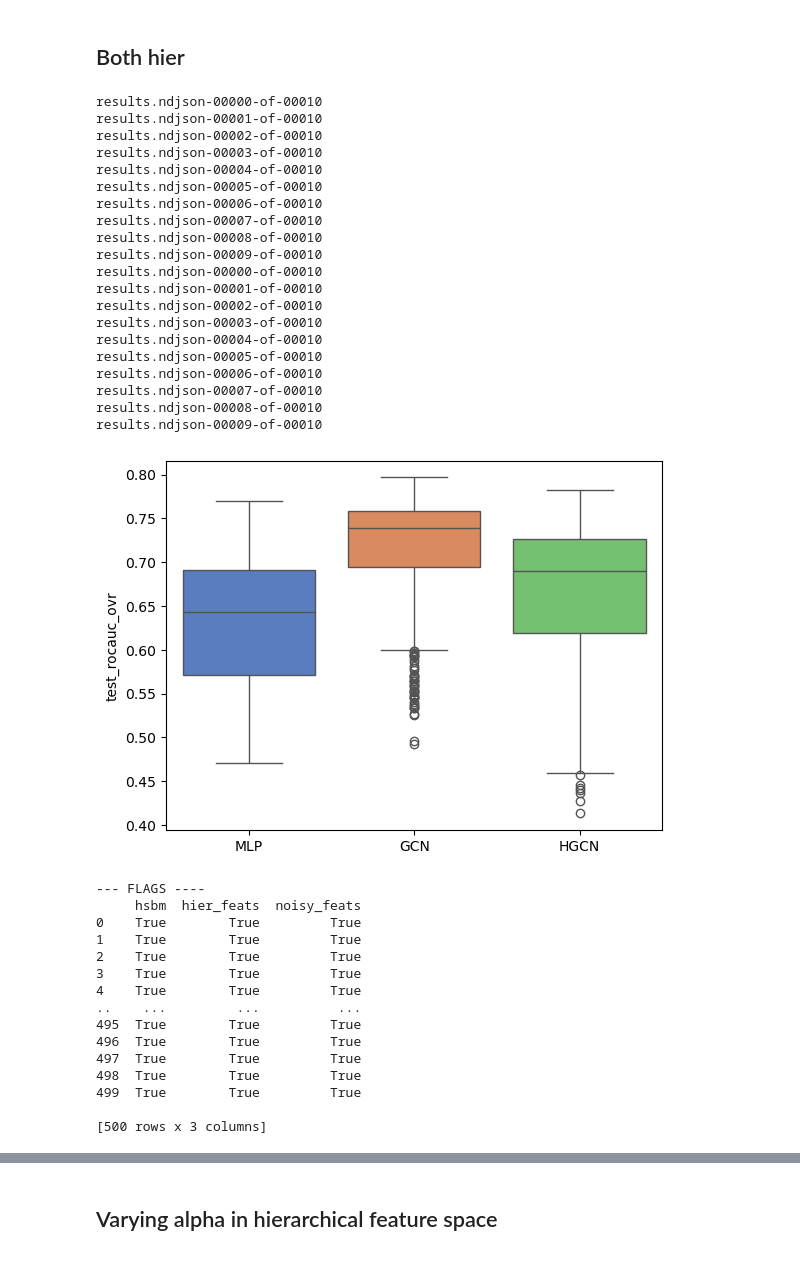
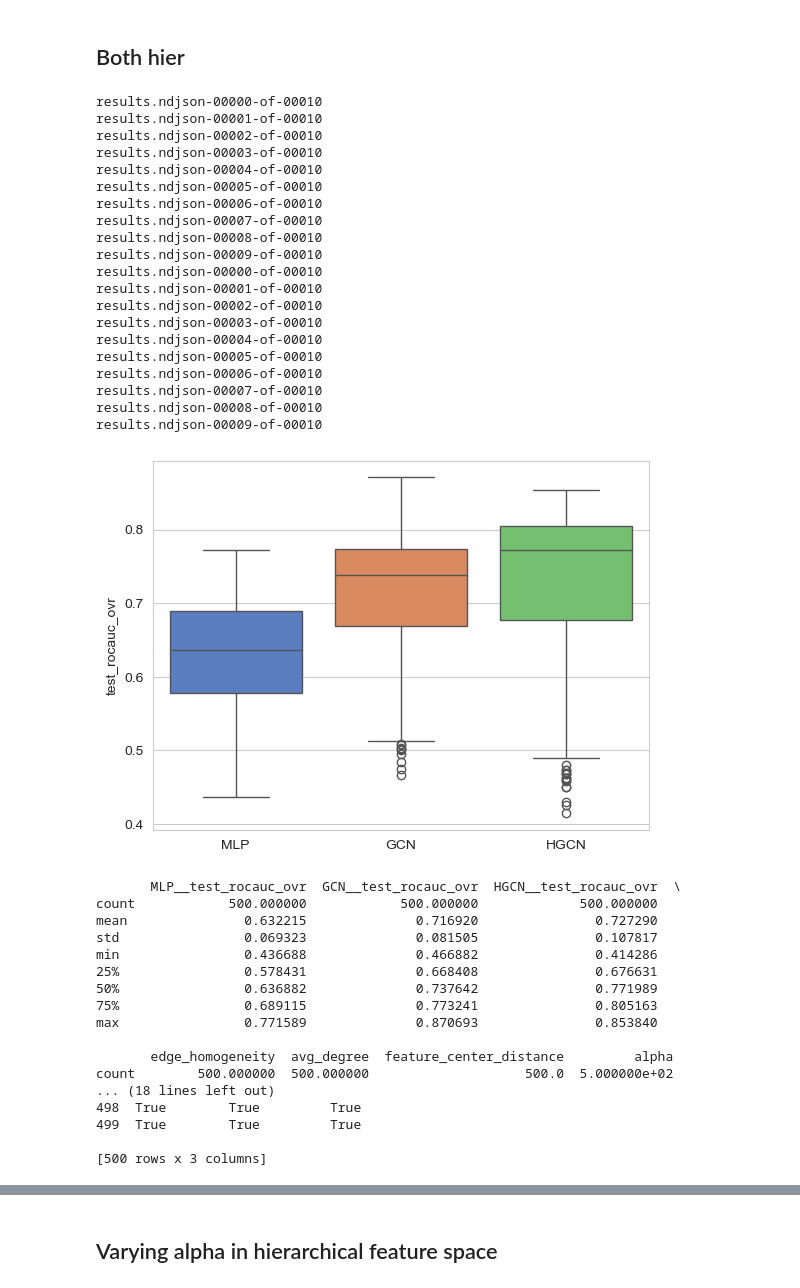
Before and after one commit to danie1uva/graphworld, a Jupyter notebook: src/notebooks/rq2.ipynb, the cells around one changed output, grey strips where cells are left out. Saved outputs shown, nothing was run; the diff lists cells and outputs as text; code cells hidden in the pictures.

```diff
--- a/src/notebooks/rq2.ipynb
+++ b/src/notebooks/rq2.ipynb
@@ -242,8 +242,8 @@ from matplotlib.patches import Circle
 K = 8  # Total number of classes (sub-clusters)
 G = 2  # Number of super-clusters
 D = 2  # Feature dimension (we use 2D for plotting)
-d_squared = 4.0  # Base distance (variance of centers)
-node_noise_variance = 1.0 # The variance for the final node features
+d_squared = 1.0  # Base distance (variance of centers)
+node_noise_variance = 0.1 # The variance for the final node features
 
 # Assign classes to super-groups and set colors
 class_to_super = np.array([i // (K // G) for i in range(K)])
@@ -331,6 +331,6 @@ for i, alpha in enumerate(alphas_to_plot):
 
 fig.suptitle('Visualisation of Class Centroid Geometry as Hierarchy Parameter $\\alpha$ Varies', fontsize=18, y=1.05)
 plt.tight_layout()
-plt.savefig('hierarchical_feature_space_final_corrected.png', dpi=300, bbox_inches='tight')
+# plt.savefig('hierarchical_feature_space_final_corrected.png', dpi=300, bbox_inches='tight')
 plt.show()
 # %% [output]
@@ -1560,14 +1691,14 @@ results.ndjson-00009-of-00010
 # %%
-RESULTS_DIR = '../../graph_gen/snellius_gen/rq2/hier_feats/main_run'
+RESULTS_DIR = '../../graph_gen/snellius_gen/rq2/hier_feats/main_run/'
 dfs = []
-for i in range(1,3):
-    df = df_gen(RESULTS_DIR + f'/{i}' + f'/{i}')
+for i in range(1,2):
+    df = df_gen(RESULTS_DIR + f'/{i}')
     dfs.append(df)
 df = pd.concat(dfs)
-df = df.reset_index(drop=True)
-boxplot_three_models(df, 'test_rocauc_ovr')
-boxplot_three_models(df, 'test_rocauc_ovr_super')
-df[[f'{model}__{metric}' for model in models]+['edge_homogeneity', 'avg_degree','feature_center_distance', 'alpha']].describe()
+df_hf_v2 = df.reset_index(drop=True)
+boxplot_three_models(df_hf_v2, 'test_rocauc_ovr')
+boxplot_three_models(df_hf_v2, 'test_rocauc_ovr_super')
+df_hf_v2[[f'{model}__{metric}' for model in models]+['edge_homogeneity', 'avg_degree','feature_center_distance', 'alpha']].describe()
 # %% [output]
 results.ndjson-00000-of-00010
 results.ndjson-00001-of-00010
@@ -1658,48 +1779,51 @@ count        500.000000  500.000000                    500.0  5.000000e+02
 # %%
 RESULTS_DIR = '../../graph_gen/snellius_gen/rq2/both_hier/main_run/main_run'
 dfs = []
 for i in range(1,3):
     df = df_gen(RESULTS_DIR + f'/{i}')
     dfs.append(df)
 df = pd.concat(dfs)
-df = df.reset_index(drop=True)
-boxplot_three_models(df, 'test_rocauc_ovr')
-df[[f'{model}__{metric}' for model in models]+['edge_homogeneity', 'avg_degree','feature_center_distance', 'alpha']].describe()
+df_bh = df.reset_index(drop=True)
+metric = 'test_rocauc_ovr'
+boxplot_three_models(df_bh, 'test_rocauc_ovr')
+print(df_bh[[f'{model}__{metric}' for model in models]+['edge_homogeneity', 'avg_degree','feature_center_distance', 'alpha', 'hsbm', 'hier_feats']].describe())
 print('--- FLAGS ----')
-print(df[['hsbm', 'hier_feats', 'noisy_feats']])
+print(df_bh[['hsbm', 'hier_feats', 'noisy_feats']])
 # %% [output]
 results.ndjson-00000-of-00010
 results.ndjson-00001-of-00010
 results.ndjson-00002-of-00010
 results.ndjson-00003-of-00010
 results.ndjson-00004-of-00010
 results.ndjson-00005-of-00010
 results.ndjson-00006-of-00010
 results.ndjson-00007-of-00010
 results.ndjson-00008-of-00010
 results.ndjson-00009-of-00010
 results.ndjson-00000-of-00010
 results.ndjson-00001-of-00010
 results.ndjson-00002-of-00010
 results.ndjson-00003-of-00010
 results.ndjson-00004-of-00010
 results.ndjson-00005-of-00010
 results.ndjson-00006-of-00010
 results.ndjson-00007-of-00010
 results.ndjson-00008-of-00010
 results.ndjson-00009-of-00010
-[figure, old version]
+[figure, new version]
---- FLAGS ----
-     hsbm  hier_feats  noisy_feats
-0    True        True         True
-1    True        True         True
-2    True        True         True
-3    True        True         True
-4    True        True         True
-..    ...         ...          ...
-495  True        True         True
-496  True        True         True
-497  True        True         True
+       MLP__test_rocauc_ovr  GCN__test_rocauc_ovr  HGCN__test_rocauc_ovr  \
+count            500.000000            500.000000             500.000000
+mean               0.632215              0.716920               0.727290
+std                0.069323              0.081505               0.107817
+min                0.436688              0.466882               0.414286
+25%                0.578431              0.668408               0.676631
+50%                0.636882              0.737642               0.771989
+75%                0.689115              0.773241               0.805163
+max                0.771589              0.870693               0.853840
+
+       edge_homogeneity  avg_degree  feature_center_distance         alpha
+count        500.000000  500.000000                    500.0  5.000000e+02
+... (18 lines left out)
 498  True        True         True
 499  True        True         True
 
```
Also changed, not shown: parts of 17 cells of this notebook, 4 other files.
